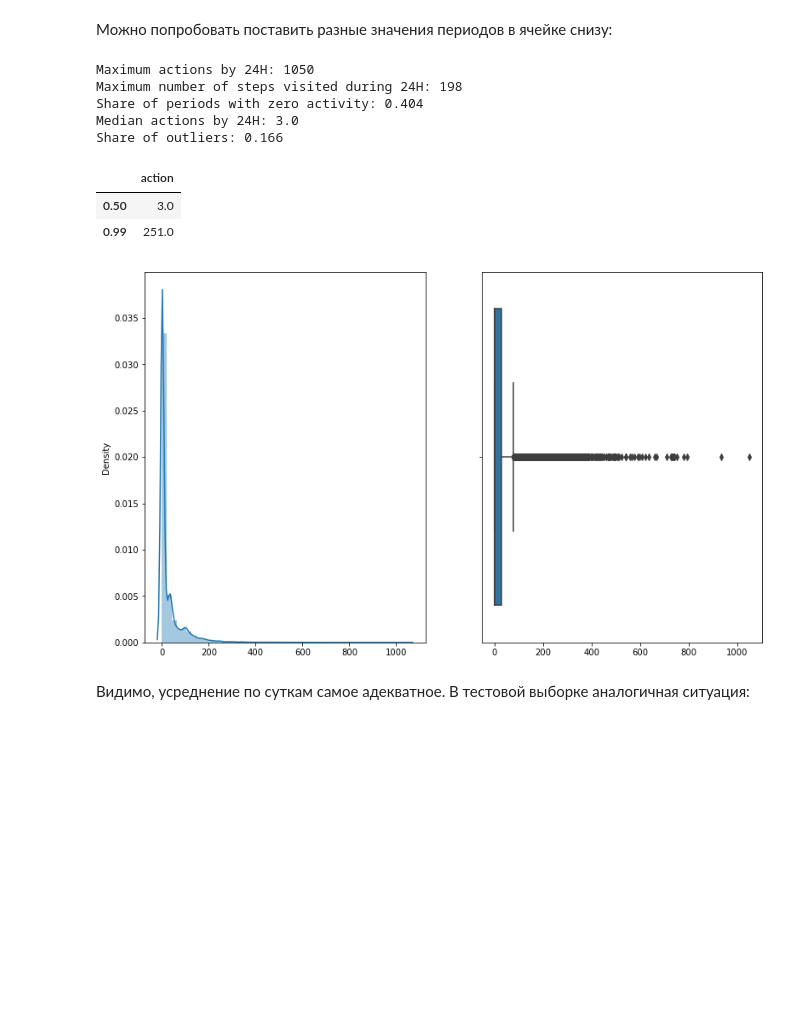
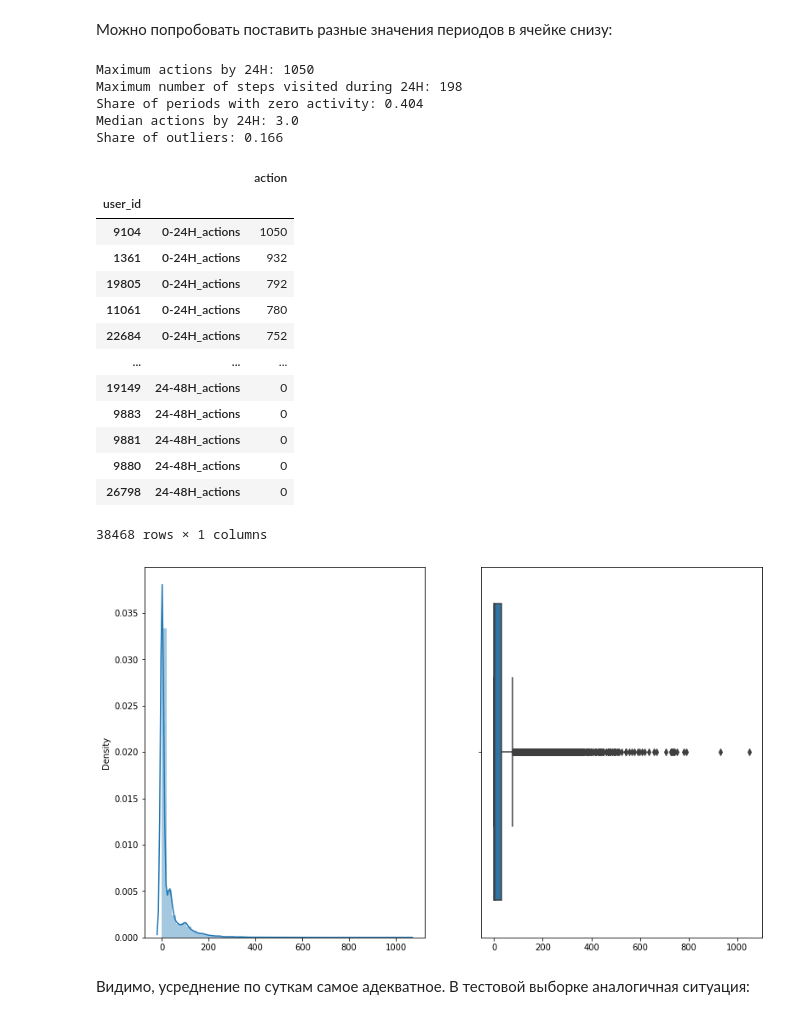
Before and after one commit to yupopov/stepik_ml_contest, a Jupyter notebook: eda_and_anomalies.ipynb, the cells around one changed output. Cells and saved outputs as stored; diff of their text form; code cells hidden in the pictures; blank space fills up the shorter version.

```diff
--- a/eda_and_anomalies.ipynb
+++ b/eda_and_anomalies.ipynb
@@ -180,6 +71,3 @@ non_problem_steps = np.setdiff1d(events.step_id.unique(), problem_steps)
 # %%
 events_2d, submissions_2d = cut_dfs_by_time(events, submissions)
 events_test, submissions_test = cut_dfs_by_time(events_test, submissions_test)
-# %%
-events_2d, submissions_2d = cut_dfs_by_time(events, submissions)
-events_test, submissions_test = cut_dfs_by_time(events_test, submissions_test)
@@ -945,4 +747,0 @@ users_actions_per_second_test.plot();
-# %%
-fig, ax = plt.subplots(1, 2, figsize=(13, 8))
-sns.distplot(users_actions_per_second_test.aps, ax = ax[0])
-sns.boxplot(users_actions_per_second_test.aps, ax = ax[1]);
@@ -989,6 +757,7 @@ def show_actions_by_period(actions_df, period_len):
     ----------
     actions_df : pd.DataFrame
         Таблица с действиями пользователей
+
     period_len : int
         Длина (в часах) периода, на котором агрегируем действия пользователей
 
@@ -1000,7 +769,7 @@ def show_actions_by_period(actions_df, period_len):
     """
 
     actions_by_period, actions_with_periods = \
-        get_action_counts_by_period(actions_df, period_len, sum_only=True, drop_periods=False)
+        get_action_counts_by_period(actions_df, period_len, sum_only=True, multiindex=True, drop_periods=False)
 
     record_num_actions = actions_by_period.max().item()
     record_user_id, record_period = actions_by_period.idxmax().item()
@@ -1026,16 +795,27 @@ def show_actions_by_period(actions_df, period_len):
 # %% [markdown]
 Можно попробовать поставить разные значения периодов в ячейке снизу:
 # %%
-show_actions_by_period(all_actions_2d, period_len=24).quantile([0.5, 0.99])
+show_actions_by_period(all_actions_2d, period_len=24)
 # %% [output]
 Maximum actions by 24H: 1050
 Maximum number of steps visited during 24H: 198
 Share of periods with zero activity: 0.404
 Median actions by 24H: 3.0
 Share of outliers: 0.166
-|  | action |
-| 0.50 | 3.0 |
-| 0.99 | 251.0 |
+|  |  | action |
+| user_id |  |  |
+| 9104 | 0-24H_actions | 1050 |
+| 1361 | 0-24H_actions | 932 |
+| 19805 | 0-24H_actions | 792 |
+| 11061 | 0-24H_actions | 780 |
+| 22684 | 0-24H_actions | 752 |
+| ... | ... | ... |
+| 19149 | 24-48H_actions | 0 |
+| 9883 | 24-48H_actions | 0 |
+| 9881 | 24-48H_actions | 0 |
+| 9880 | 24-48H_actions | 0 |
+| 26798 | 24-48H_actions | 0 |
+38468 rows × 1 columns
 [figure]
 # %% [markdown]
 Видимо, усреднение по суткам самое адекватное. В тестовой выборке аналогичная ситуация:
```
Also changed, not shown: parts of 98 cells of this notebook.
